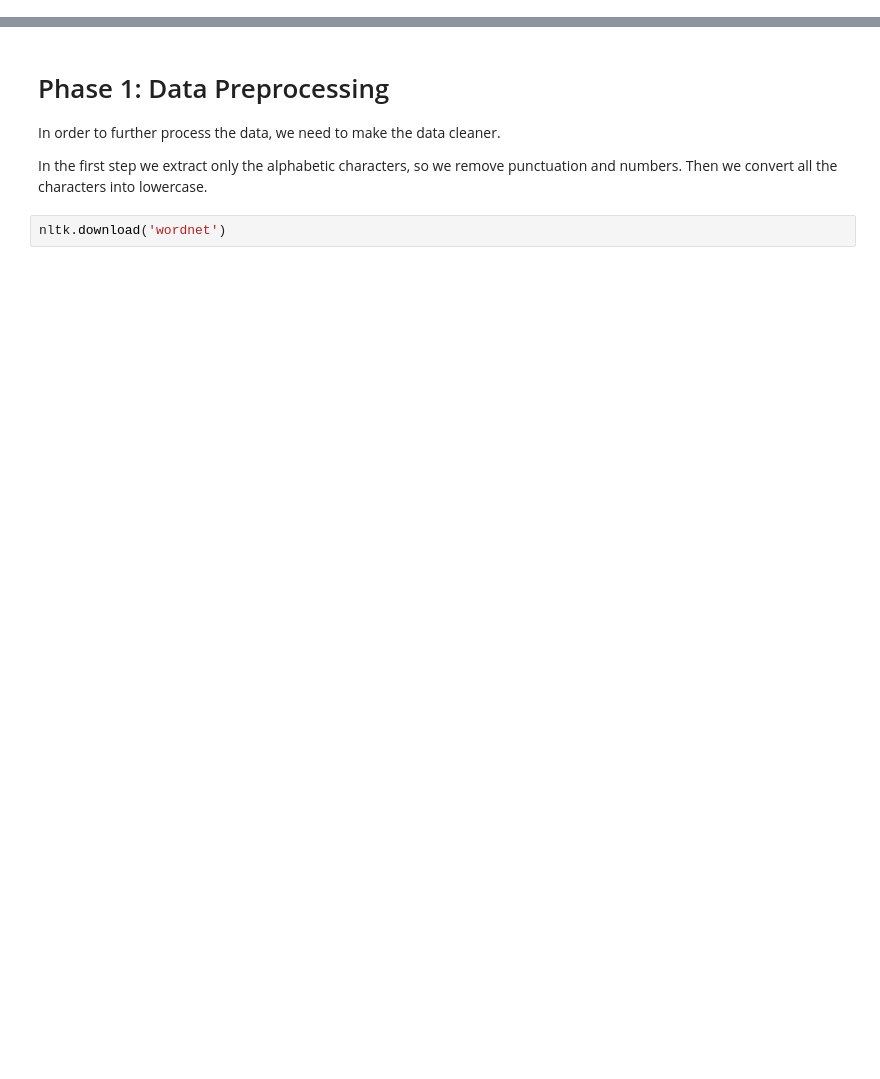
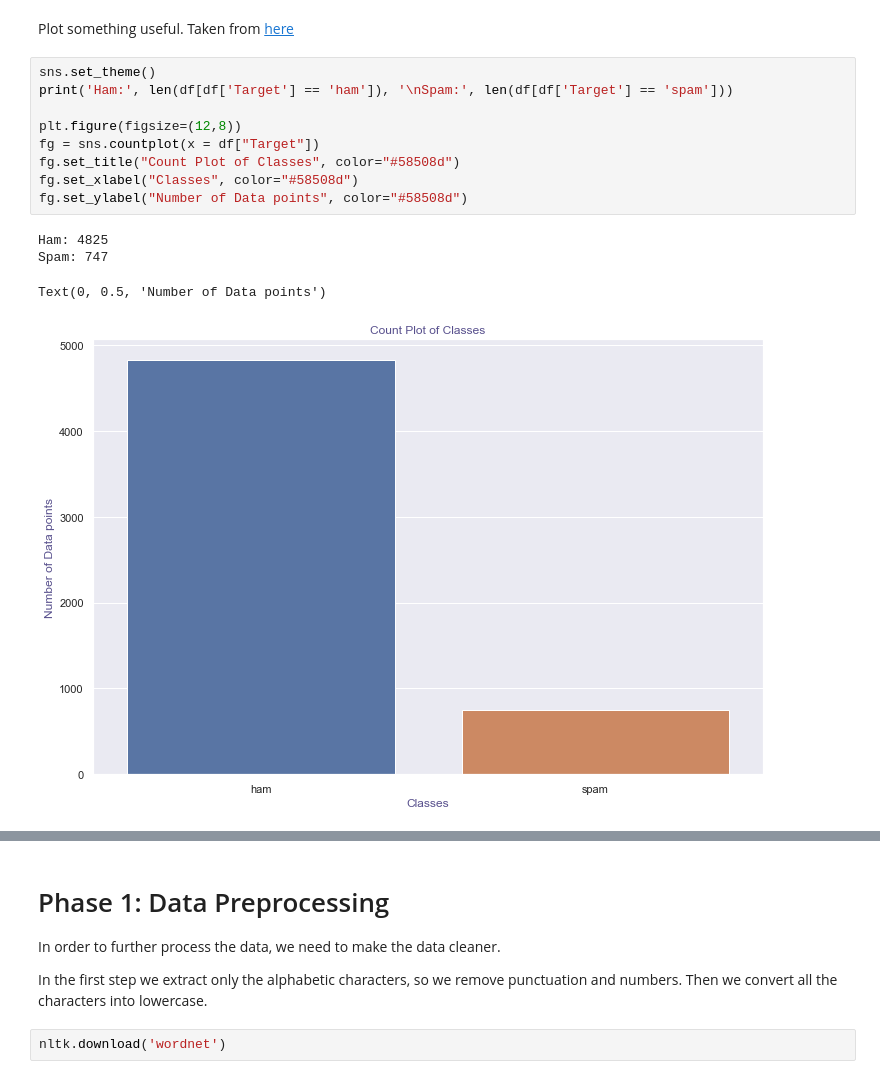
Before and after one commit to letiziarusso/FDS-Final_Project, a Jupyter notebook: Davide_Simone.ipynb, the cells around one changed output, grey strips where cells are left out. Saved outputs shown, nothing was run; the diff lists cells and outputs as text; blank space fills up the shorter version.

```diff
--- a/Davide_Simone.ipynb
+++ b/Davide_Simone.ipynb
@@ -33,0 +56,16 @@ df.head()
+# %% [markdown]
+Plot something useful. Taken from [here](https://www.kaggle.com/karnikakapoor/spam-or-ham-sms-classifier)
+# %%
+sns.set_theme()
+print('Ham:', len(df[df['Target'] == 'ham']), '\nSpam:', len(df[df['Target'] == 'spam']))
+
+plt.figure(figsize=(12,8))
+fg = sns.countplot(x = df["Target"])
+fg.set_title("Count Plot of Classes", color="#58508d")
+fg.set_xlabel("Classes", color="#58508d")
+fg.set_ylabel("Number of Data points", color="#58508d")
+# %% [output]
+Ham: 4825
+Spam: 747
+Text(0, 0.5, 'Number of Data points')
+[figure, added]
```
Also changed, not shown: parts of 65 cells of this notebook, 9 other files.
